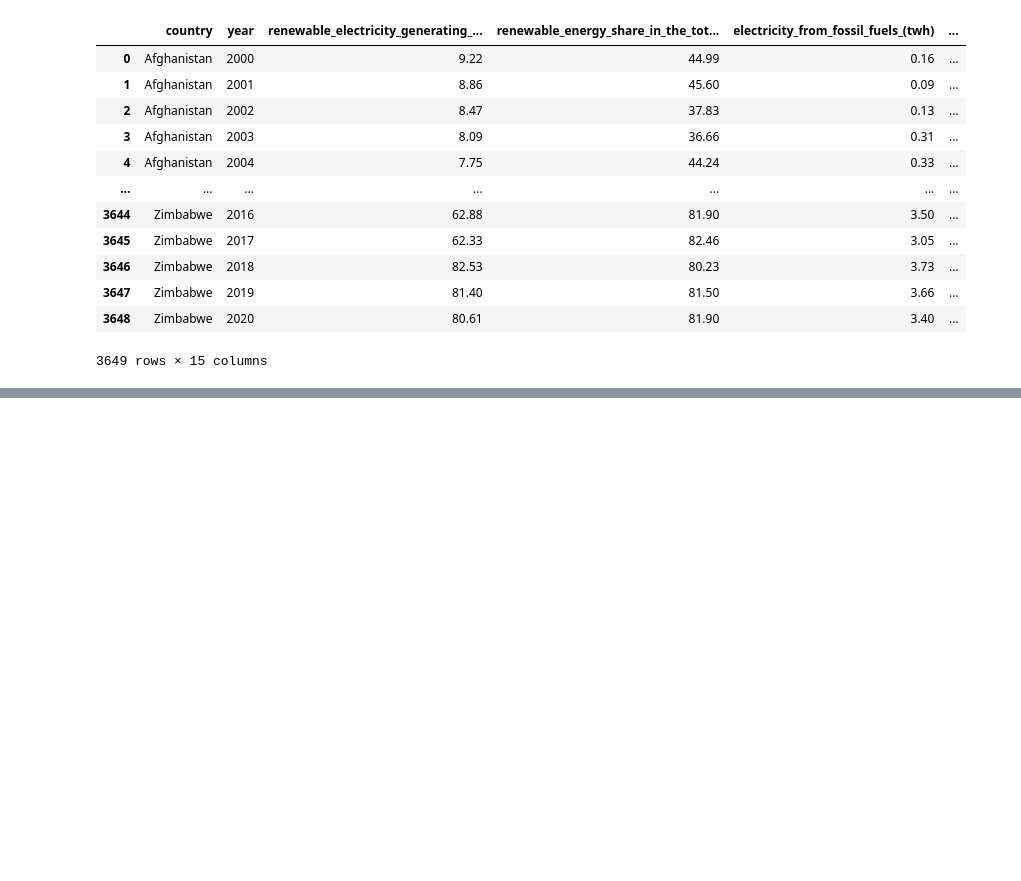
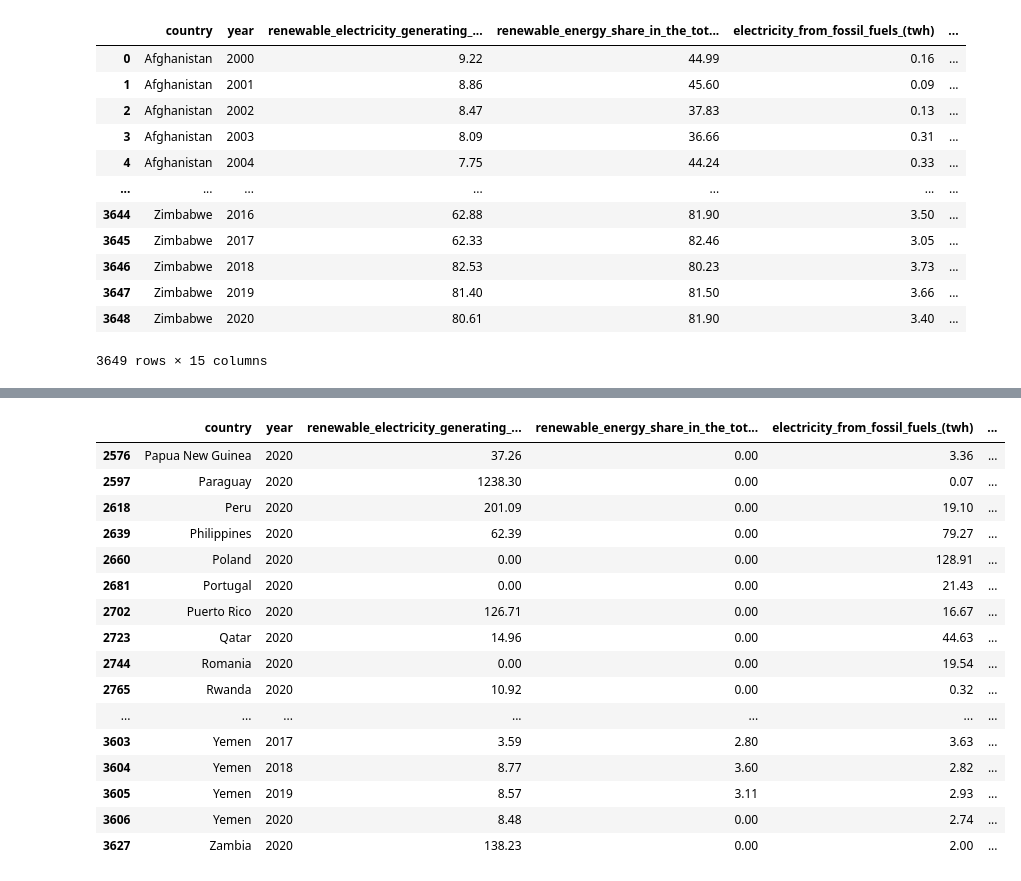
Before and after one commit to Gbau11/Proyecto, a Jupyter notebook: Quitar NaN.ipynb, the cells around one changed output, grey strips where cells are left out. Cells and saved outputs as stored; diff of their text form; code cells hidden in the pictures; blank space fills up the shorter version.

```diff
--- a/Quitar NaN.ipynb
+++ b/Quitar NaN.ipynb
@@ -421,5 +421,8 @@ valores_nulos.head(60)
 | 1154 | Ethiopia | 2020 | 40.99 | 0.00 | 0.01 | ... |
 | 1175 | Fiji | 2020 | 236.38 | 0.00 | 0.40 | ... |
 # %%
-df['energy_intensity_level_of_primary_energy_(mj/$2017_ppp_gdp)'].head(60)
+
+valores_nulos = df[df['energy_intensity_level_of_primary_energy_(mj/$2017_ppp_gdp)'].isnull()]
+
+valores_nulos.head(60)
 # %% [output]
@@ -442,0 +446,20 @@ Name: energy_intensity_level_of_primary_energy_(mj/$2017_ppp_gdp), dtype: float6
+# %%
+valores_nulos.tail(60)
+# %% [output]
+|  | country | year | renewable_electricity_generating_... | renewable_energy_share_in_the_tot... | electricity_from_fossil_fuels_(twh) | ... |
+| 2576 | Papua New Guinea | 2020 | 37.26 | 0.00 | 3.36 | ... |
+| 2597 | Paraguay | 2020 | 1238.30 | 0.00 | 0.07 | ... |
+| 2618 | Peru | 2020 | 201.09 | 0.00 | 19.10 | ... |
+| 2639 | Philippines | 2020 | 62.39 | 0.00 | 79.27 | ... |
+| 2660 | Poland | 2020 | 0.00 | 0.00 | 128.91 | ... |
+| 2681 | Portugal | 2020 | 0.00 | 0.00 | 21.43 | ... |
+| 2702 | Puerto Rico | 2020 | 126.71 | 0.00 | 16.67 | ... |
+| 2723 | Qatar | 2020 | 14.96 | 0.00 | 44.63 | ... |
+| 2744 | Romania | 2020 | 0.00 | 0.00 | 19.54 | ... |
+| 2765 | Rwanda | 2020 | 10.92 | 0.00 | 0.32 | ... |
+| ... | ... | ... | ... | ... | ... | ... |
+| 3603 | Yemen | 2017 | 3.59 | 2.80 | 3.63 | ... |
+| 3604 | Yemen | 2018 | 8.77 | 3.60 | 2.82 | ... |
+| 3605 | Yemen | 2019 | 8.57 | 3.11 | 2.93 | ... |
+| 3606 | Yemen | 2020 | 8.48 | 0.00 | 2.74 | ... |
+| 3627 | Zambia | 2020 | 138.23 | 0.00 | 2.00 | ... |
```
Also changed, not shown: parts of 28 cells of this notebook.
